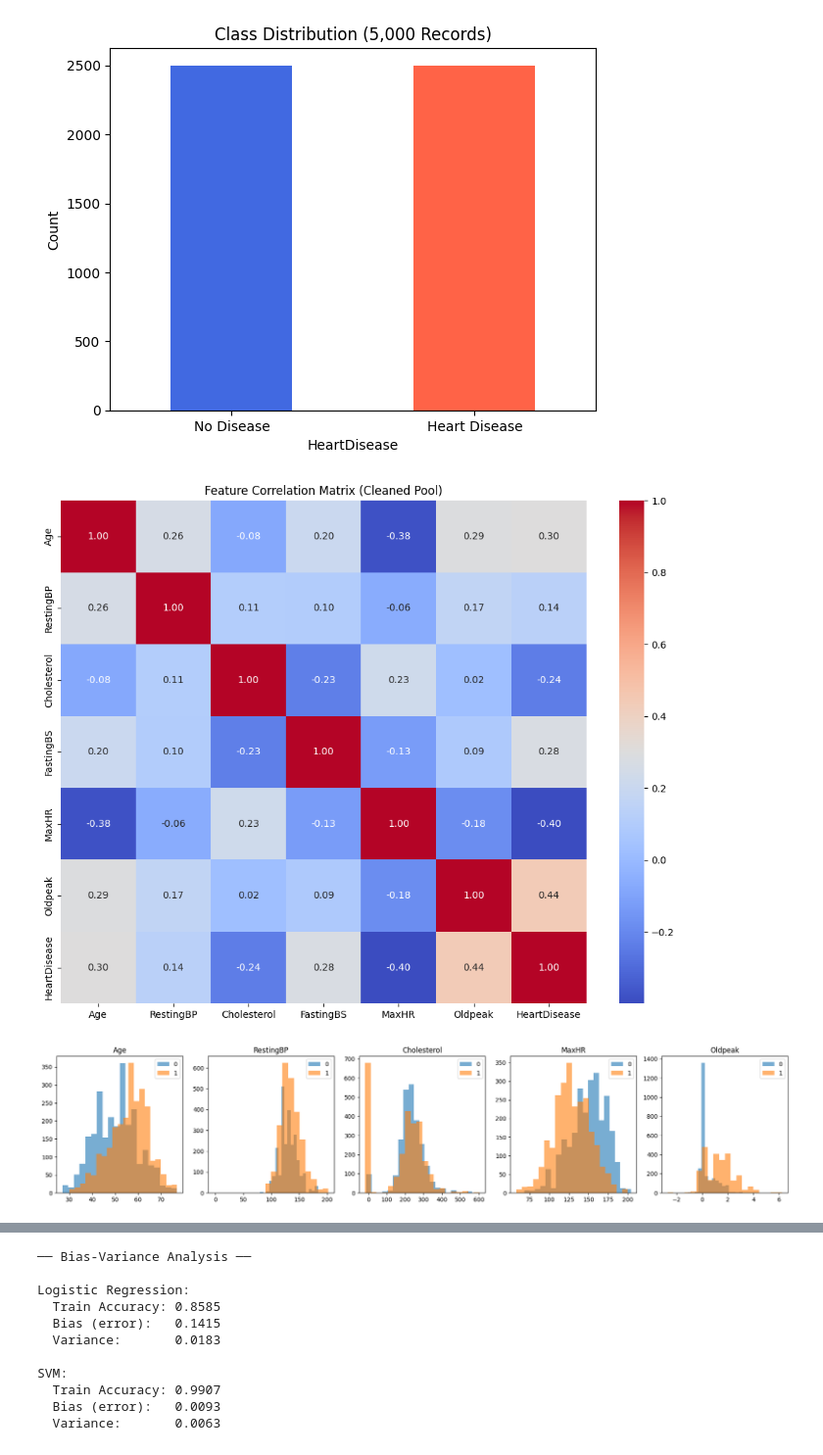
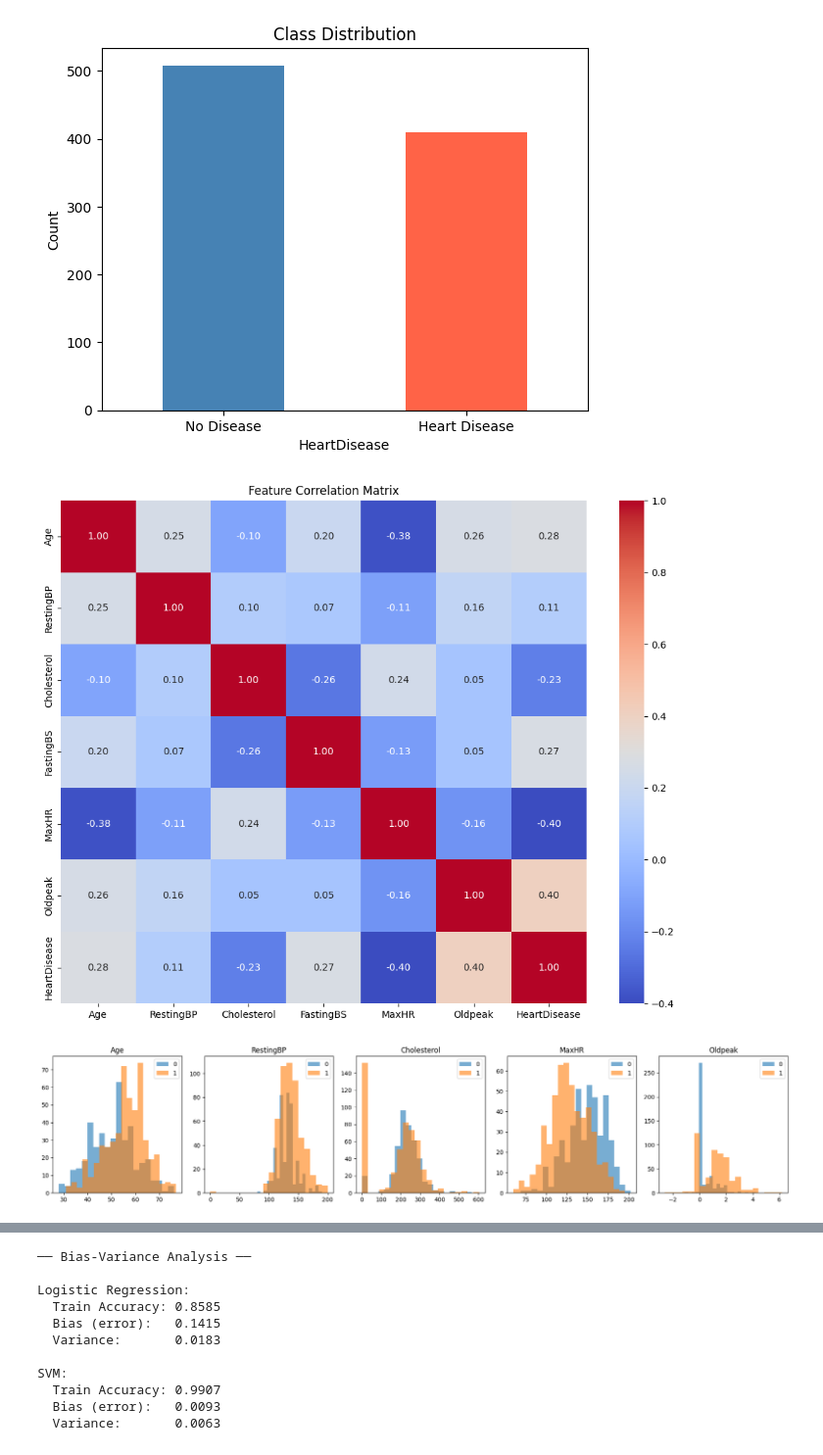
Before and after one commit to usmankk1/heart-disease-risk-predictor, a Jupyter notebook: notebooks/exploration.ipynb, the cells around one changed output, grey strips where cells are left out. Shown at 98% size. Saved outputs shown, nothing was run; the diff lists cells and outputs as text; code cells hidden in the pictures.

Commit message:
Changes made as the accurate dataset showed

```diff
--- a/notebooks/exploration.ipynb
+++ b/notebooks/exploration.ipynb
@@ -4,16 +4,10 @@ import numpy as np
 import matplotlib.pyplot as plt
 import seaborn as sns
 
-# Load the updated 5,000 augmented clinical pool dataset
-df = pd.read_csv(r'F:\AI\HDRP\HDRP\data\heart_5000.csv')
+df = pd.read_csv(r'F:\AI\HDRP\HDRP\data\heart.csv')
 
-# Immediate Data Cleaning to prevent information mismatch later
-df['Cholesterol'] = df['Cholesterol'].replace(0, np.nan)
-df['Cholesterol'] = df['Cholesterol'].fillna(df['Cholesterol'].median())
-
-df['RestingBP'] = df['RestingBP'].replace(0, np.nan)
-df['RestingBP'] = df['RestingBP'].fillna(df['RestingBP'].median())
-
-print(f"Dataset successfully loaded with shape: {df.shape}")
-print("Anomalous zeros safely replaced with medians!")
+print(df.shape)
+print(df.head())
+print(df.dtypes)
+print(df.isnull().sum())
 # %% [output]
@@ -22,22 +31,23 @@ Anomalous zeros safely replaced with medians!
 # %%
 
-df['HeartDisease'].value_counts().plot(kind='bar', color=['royalblue', 'tomato'])
-plt.title('Class Distribution (5,000 Records)')
+df['HeartDisease'].value_counts().plot(kind='bar', color=['steelblue', 'tomato'])
+plt.title('Class Distribution')
 plt.xticks([0, 1], ['No Disease', 'Heart Disease'], rotation=0)
 plt.ylabel('Count')
 plt.show()
 # %% [output]
-[figure, old version]
+[figure, new version]
 # %%
 plt.figure(figsize=(10, 8))
 numeric_df = df.select_dtypes(include=['number'])
 sns.heatmap(numeric_df.corr(), annot=True, fmt='.2f', cmap='coolwarm')
-plt.title('Feature Correlation Matrix (Cleaned Pool)')
+plt.title('Feature Correlation Matrix')
 plt.tight_layout()
 plt.show()
 # %% [output]
-[figure, old version]
+[figure, new version]
 # %%
+
 num_features = ['Age', 'RestingBP', 'Cholesterol', 'MaxHR', 'Oldpeak']
 fig, axes = plt.subplots(1, 5, figsize=(18, 4))
 for ax, col in zip(axes, num_features):
@@ -48,7 +58,7 @@ for ax, col in zip(axes, num_features):
 plt.tight_layout()
 plt.show()
 # %% [output]
-[figure, old version]
+[figure, new version]
 # %%
 cat_features = ['Sex', 'ChestPainType', 'RestingECG', 'ExerciseAngina', 'ST_Slope']
 fig, axes = plt.subplots(1, 5, figsize=(18, 4))
```
Also changed, not shown: parts of 18 cells of this notebook, 28 other files.
